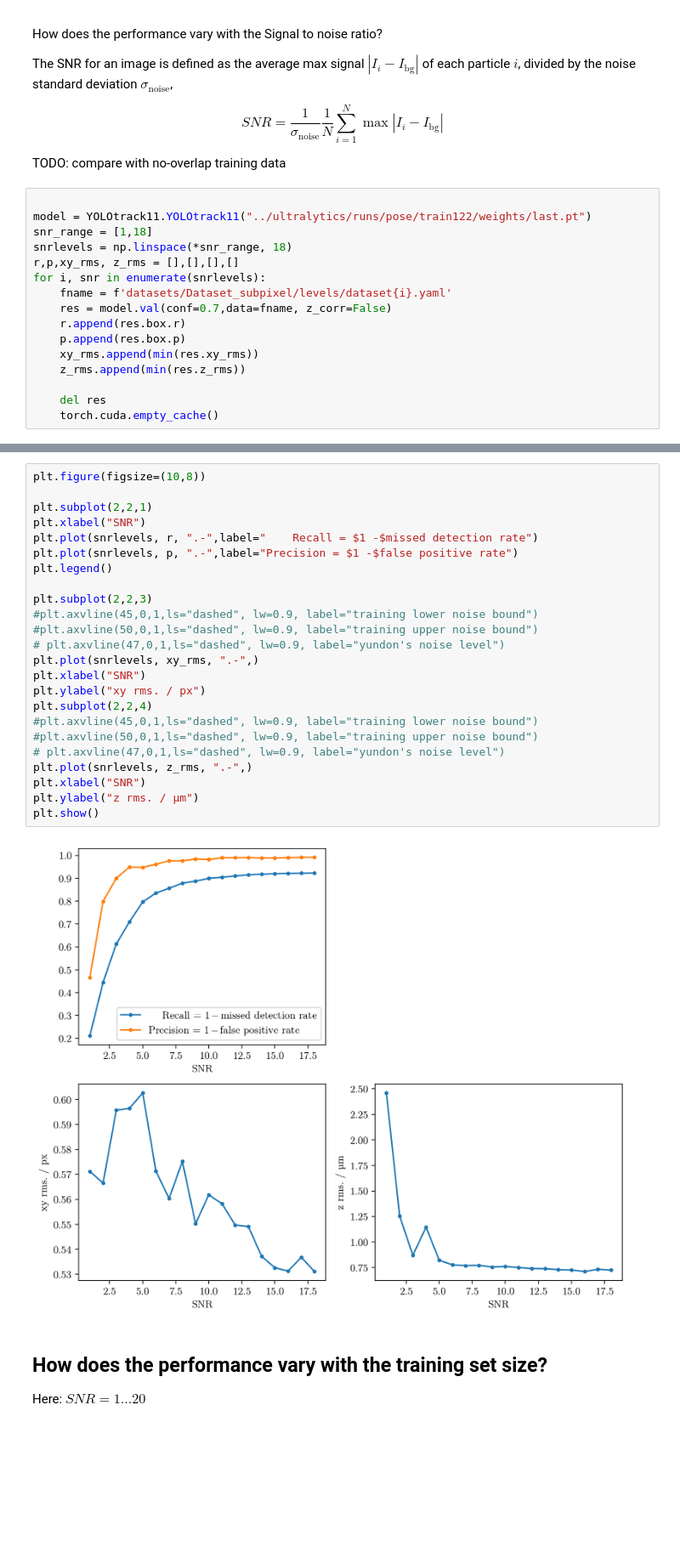
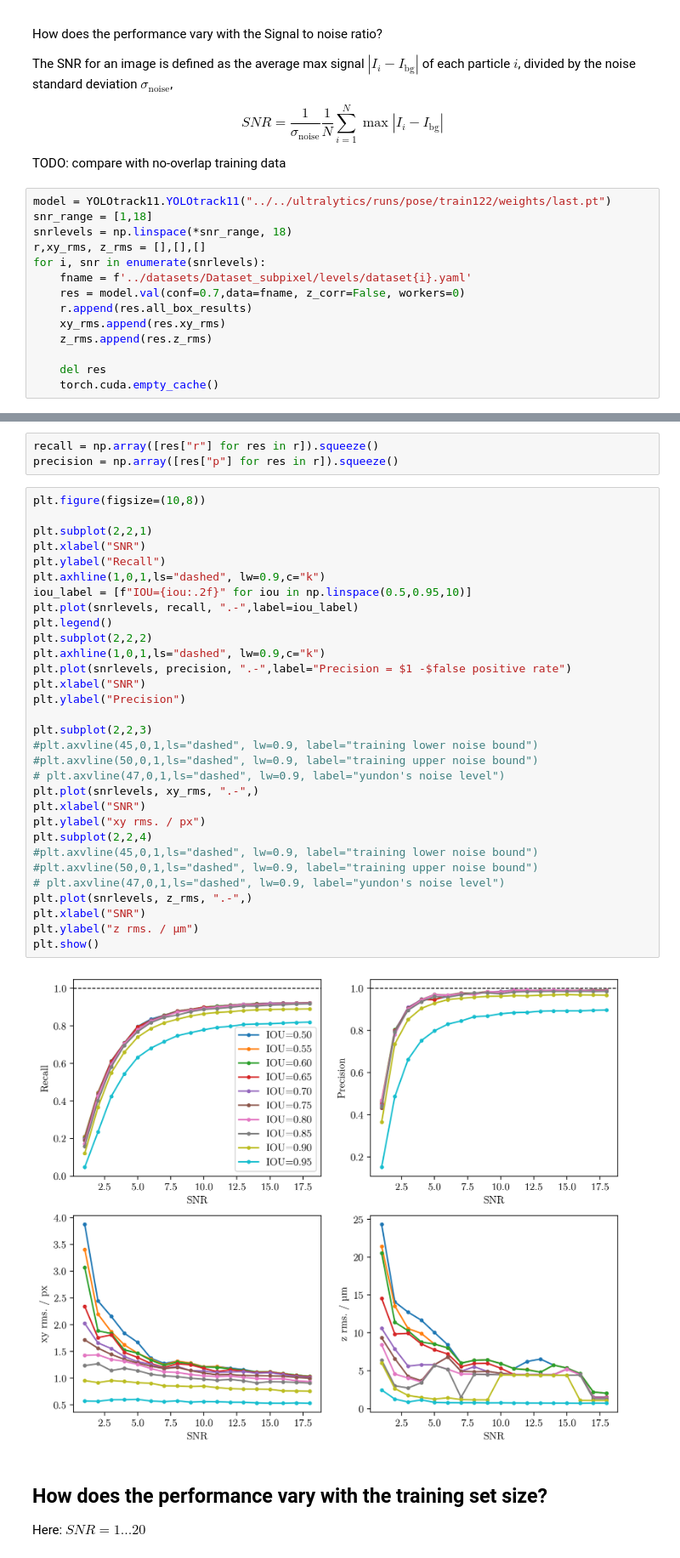
Before and after one commit to till-robert/YOLOtrack11, a Jupyter notebook: notebooks/zaxis_val.ipynb, the cells around one changed output, grey strips where cells are left out. Shown at 85% size. Saved outputs shown, nothing was run; the diff lists cells and outputs as text; blank space fills up the shorter version.

```diff
--- a/zaxis_val.ipynb
+++ b/notebooks/zaxis_val.ipynb
@@ -26,18 +28,16 @@ $$
 
 TODO: compare with no-overlap training data
 # %%
-
-model = YOLOtrack11.YOLOtrack11("../ultralytics/runs/pose/train122/weights/last.pt")
+model = YOLOtrack11.YOLOtrack11("../../ultralytics/runs/pose/train122/weights/last.pt")
 snr_range = [1,18]
 snrlevels = np.linspace(*snr_range, 18)
-r,p,xy_rms, z_rms = [],[],[],[]
+r,xy_rms, z_rms = [],[],[]
 for i, snr in enumerate(snrlevels):
-    fname = f'datasets/Dataset_subpixel/levels/dataset{i}.yaml'
-    res = model.val(conf=0.7,data=fname, z_corr=False)
-    r.append(res.box.r)
-    p.append(res.box.p)
-    xy_rms.append(min(res.xy_rms))
-    z_rms.append(min(res.z_rms))
+    fname = f'../datasets/Dataset_subpixel/levels/dataset{i}.yaml'
+    res = model.val(conf=0.7,data=fname, z_corr=False, workers=0)
+    r.append(res.all_box_results)
+    xy_rms.append(res.xy_rms)
+    z_rms.append(res.z_rms)
 
     del res
     torch.cuda.empty_cache()
@@ -96,30 +77,40 @@ KeyboardInterrupt:
 ... (8 outputs left out)
+# %%
+recall = np.array([res["r"] for res in r]).squeeze()
+precision = np.array([res["p"] for res in r]).squeeze()
 # %%
 plt.figure(figsize=(10,8))
 
 plt.subplot(2,2,1)
 plt.xlabel("SNR")
-plt.plot(snrlevels, r, ".-",label="    Recall = $1 -$missed detection rate")
-plt.plot(snrlevels, p, ".-",label="Precision = $1 -$false positive rate")
+plt.ylabel("Recall")
+plt.axhline(1,0,1,ls="dashed", lw=0.9,c="k")
+iou_label = [f"IOU={iou:.2f}" for iou in np.linspace(0.5,0.95,10)]
+plt.plot(snrlevels, recall, ".-",label=iou_label)
 plt.legend()
+plt.subplot(2,2,2)
+plt.axhline(1,0,1,ls="dashed", lw=0.9,c="k")
+plt.plot(snrlevels, precision, ".-",label="Precision = $1 -$false positive rate")
+plt.xlabel("SNR")
+plt.ylabel("Precision")
 
 plt.subplot(2,2,3)
 #plt.axvline(45,0,1,ls="dashed", lw=0.9, label="training lower noise bound")
 #plt.axvline(50,0,1,ls="dashed", lw=0.9, label="training upper noise bound")
 # plt.axvline(47,0,1,ls="dashed", lw=0.9, label="yundon's noise level")
 plt.plot(snrlevels, xy_rms, ".-",)
 plt.xlabel("SNR")
 plt.ylabel("xy rms. / px")
 plt.subplot(2,2,4)
 #plt.axvline(45,0,1,ls="dashed", lw=0.9, label="training lower noise bound")
 #plt.axvline(50,0,1,ls="dashed", lw=0.9, label="training upper noise bound")
 # plt.axvline(47,0,1,ls="dashed", lw=0.9, label="yundon's noise level")
 plt.plot(snrlevels, z_rms, ".-",)
 plt.xlabel("SNR")
 plt.ylabel("z rms. / µm")
 plt.show()
 # %% [output]
-[figure, old version]
+[figure, new version]
 # %% [markdown]
 ## How does the performance vary with the training set size?
 
```
Also changed, not shown: parts of 4 cells of this notebook, 15 other files.
